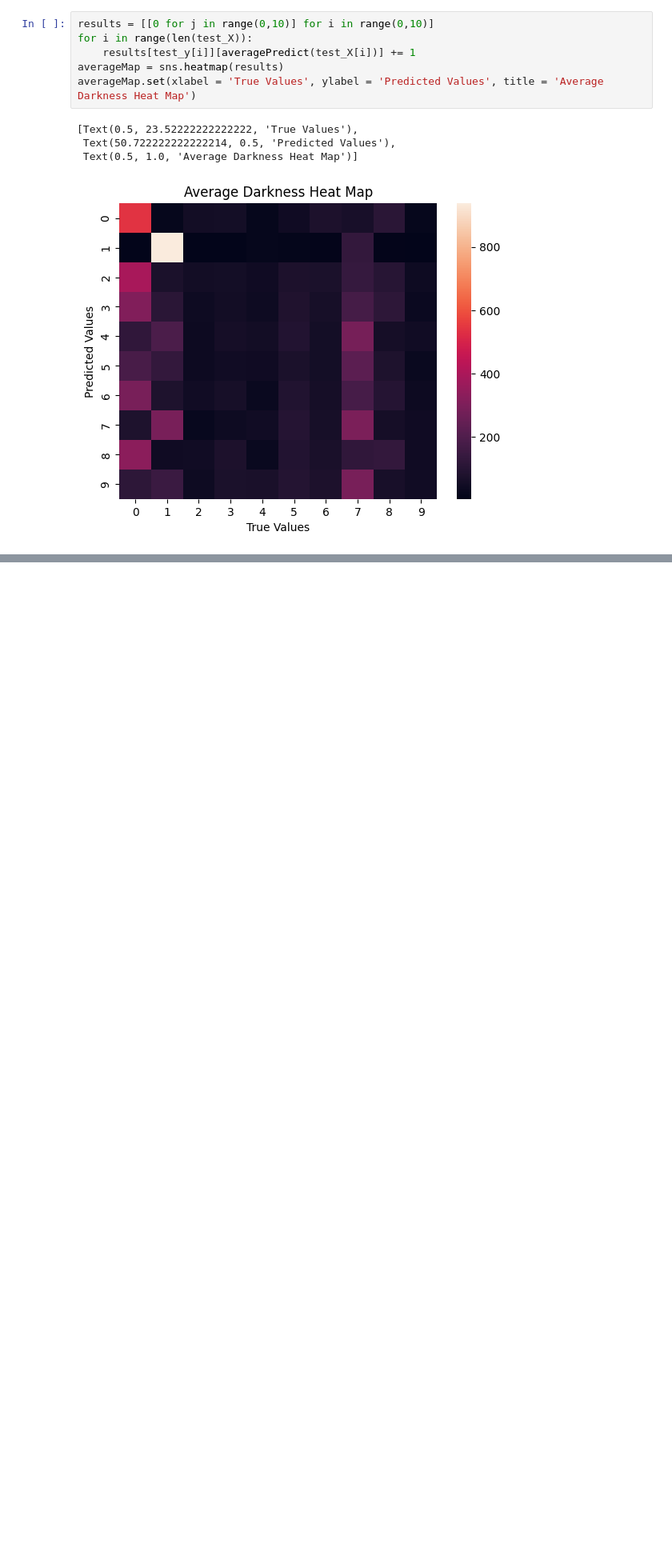
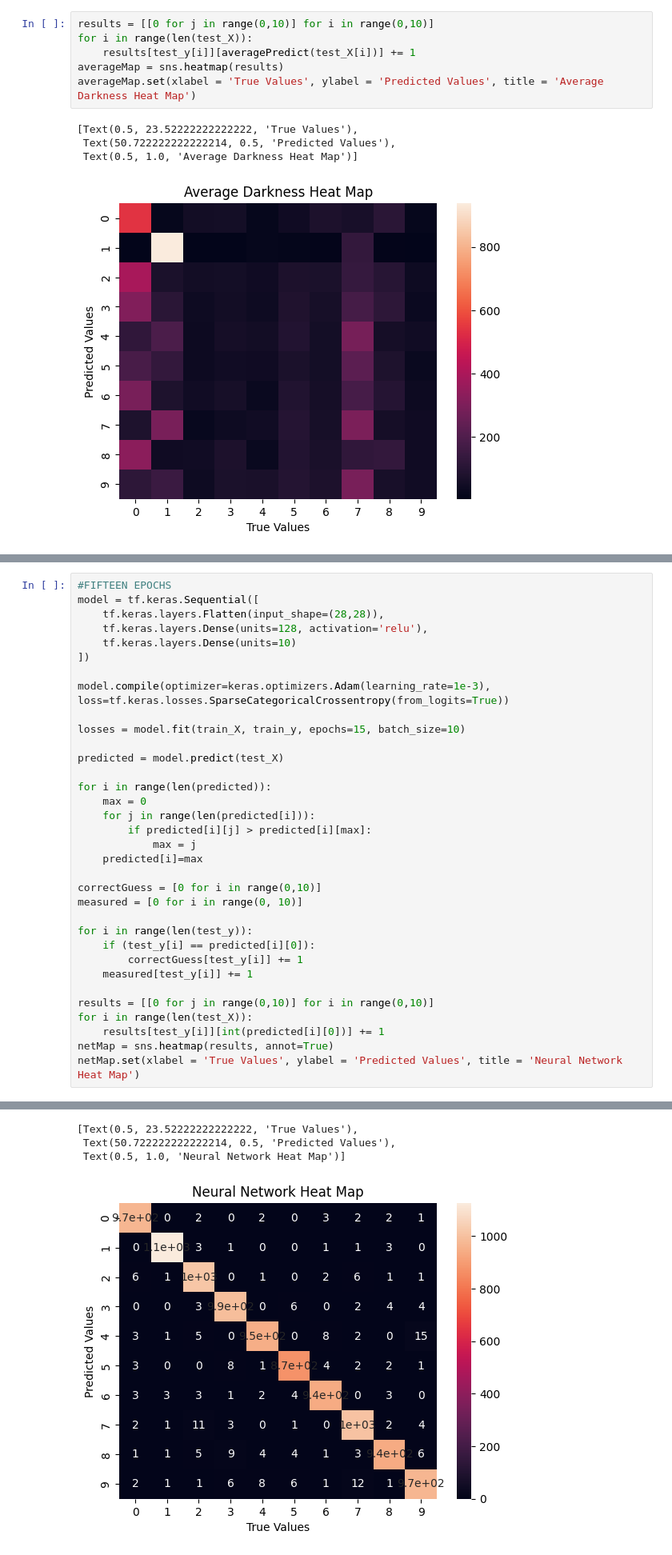
Before and after one commit to AndrewDeSimone/cosc470s24, a Jupyter notebook: solutions/digitclassification.ipynb, the cells around one changed output, grey strips where cells are left out. Shown at 80% size. Saved outputs shown, nothing was run; the diff lists cells and outputs as text; blank space fills up the shorter version.

```diff
--- a/solutions/digitclassification.ipynb
+++ b/solutions/digitclassification.ipynb
@@ -141,0 +202,35 @@ netMap.set(xlabel = 'True Values', ylabel = 'Predicted Values', title = 'Neural
+# %%
+#FIFTEEN EPOCHS
+model = tf.keras.Sequential([
+    tf.keras.layers.Flatten(input_shape=(28,28)),
+    tf.keras.layers.Dense(units=128, activation='relu'),
+    tf.keras.layers.Dense(units=10)
+])
+
+model.compile(optimizer=keras.optimizers.Adam(learning_rate=1e-3), loss=tf.keras.losses.SparseCategoricalCrossentropy(from_logits=True))
+
+losses = model.fit(train_X, train_y, epochs=15, batch_size=10)
+
+predicted = model.predict(test_X)
+
+for i in range(len(predicted)):
+    max = 0
+    for j in range(len(predicted[i])):
+        if predicted[i][j] > predicted[i][max]:
+            max = j
+    predicted[i]=max
+
+correctGuess = [0 for i in range(0,10)]
+measured = [0 for i in range(0, 10)]
+
+for i in range(len(test_y)):
+    if (test_y[i] == predicted[i][0]):
+        correctGuess[test_y[i]] += 1
+    measured[test_y[i]] += 1
+
+results = [[0 for j in range(0,10)] for i in range(0,10)]
+for i in range(len(test_X)):
+    results[test_y[i]][int(predicted[i][0])] += 1
+netMap = sns.heatmap(results, annot=True)
+netMap.set(xlabel = 'True Values', ylabel = 'Predicted Values', title = 'Neural Network Heat Map')
+# %% [output]
@@ -141,0 +254,4 @@ netMap.set(xlabel = 'True Values', ylabel = 'Predicted Values', title = 'Neural
+[Text(0.5, 23.52222222222222, 'True Values'),
+ Text(50.722222222222214, 0.5, 'Predicted Values'),
+ Text(0.5, 1.0, 'Neural Network Heat Map')]
+[figure, added]
```
Also changed, not shown: parts of 16 cells of this notebook.
